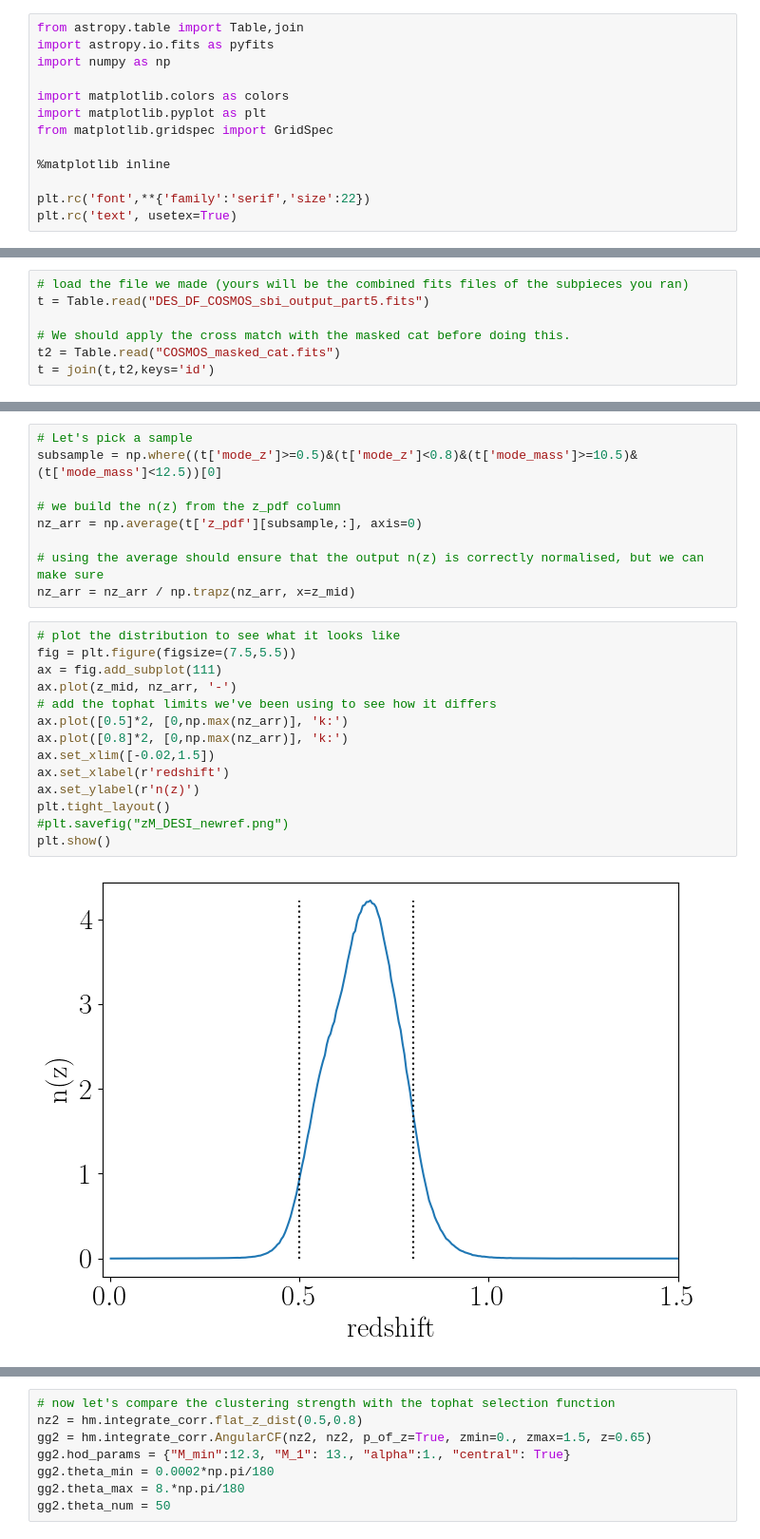
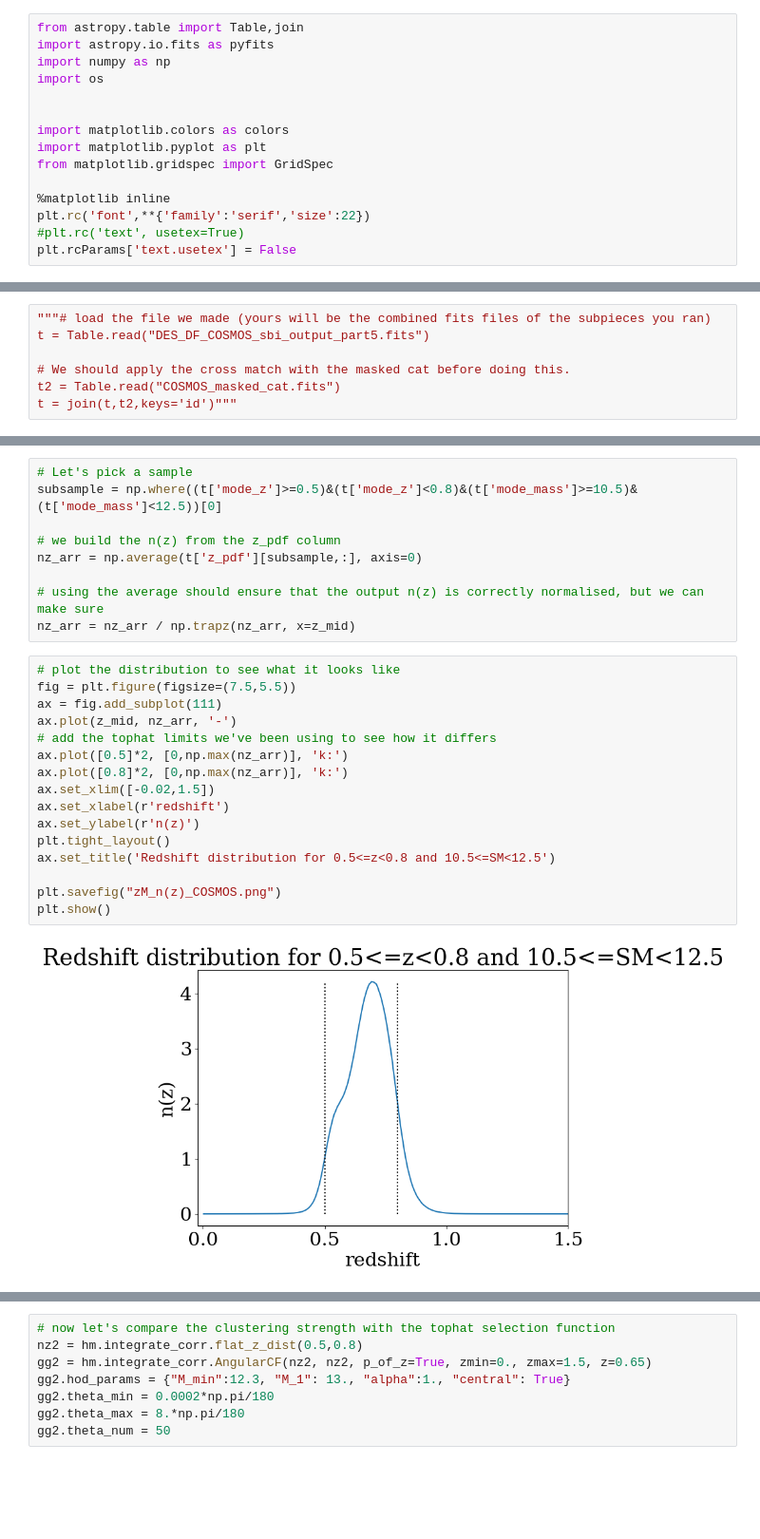
Before and after one commit to OtiliaIrina/Master_Thesis, a Jupyter notebook: New code/nz_example.ipynb, the cells around one changed output, grey strips where cells are left out. Shown at 95% size. Cells and saved outputs as stored; diff of their text form; blank space fills up the shorter version.

```diff
--- a/New code/nz_example.ipynb
+++ b/New code/nz_example.ipynb
@@ -2,12 +2,14 @@
 from astropy.table import Table,join
 import astropy.io.fits as pyfits
 import numpy as np
+import os
+
 
 import matplotlib.colors as colors
 import matplotlib.pyplot as plt
 from matplotlib.gridspec import GridSpec
 
 %matplotlib inline
-
 plt.rc('font',**{'family':'serif','size':22})
-plt.rc('text', usetex=True)
+#plt.rc('text', usetex=True)
+plt.rcParams['text.usetex'] = False
@@ -14,7 +30,7 @@ plt.rc('text', usetex=True)
 # %%
-# load the file we made (yours will be the combined fits files of the subpieces you ran)
+"""# load the file we made (yours will be the combined fits files of the subpieces you ran)
 t = Table.read("DES_DF_COSMOS_sbi_output_part5.fits")
 
 # We should apply the cross match with the masked cat before doing this.
 t2 = Table.read("COSMOS_masked_cat.fits")
-t = join(t,t2,keys='id')
+t = join(t,t2,keys='id')"""
@@ -54,19 +72,21 @@ nz_arr = nz_arr / np.trapz(nz_arr, x=z_mid)
 # %%
 # plot the distribution to see what it looks like
 fig = plt.figure(figsize=(7.5,5.5))
 ax = fig.add_subplot(111)
 ax.plot(z_mid, nz_arr, '-')
 # add the tophat limits we've been using to see how it differs
 ax.plot([0.5]*2, [0,np.max(nz_arr)], 'k:')
 ax.plot([0.8]*2, [0,np.max(nz_arr)], 'k:')
 ax.set_xlim([-0.02,1.5])
 ax.set_xlabel(r'redshift')
 ax.set_ylabel(r'n(z)')
 plt.tight_layout()
-#plt.savefig("zM_DESI_newref.png")
+ax.set_title('Redshift distribution for 0.5<=z<0.8 and 10.5<=SM<12.5')
+
+plt.savefig("zM_n(z)_COSMOS.png")
 plt.show()
 # %% [output]
-[figure, old version]
+[figure, new version]
 # %%
 # to use this as an n(z) in halomod, we need to make it a 'callable' - that is a function of some sort that
 # takes z as an argument and returns the galaxy number density.
```
Also changed, not shown: parts of 12 cells of this notebook, 33 other files.
